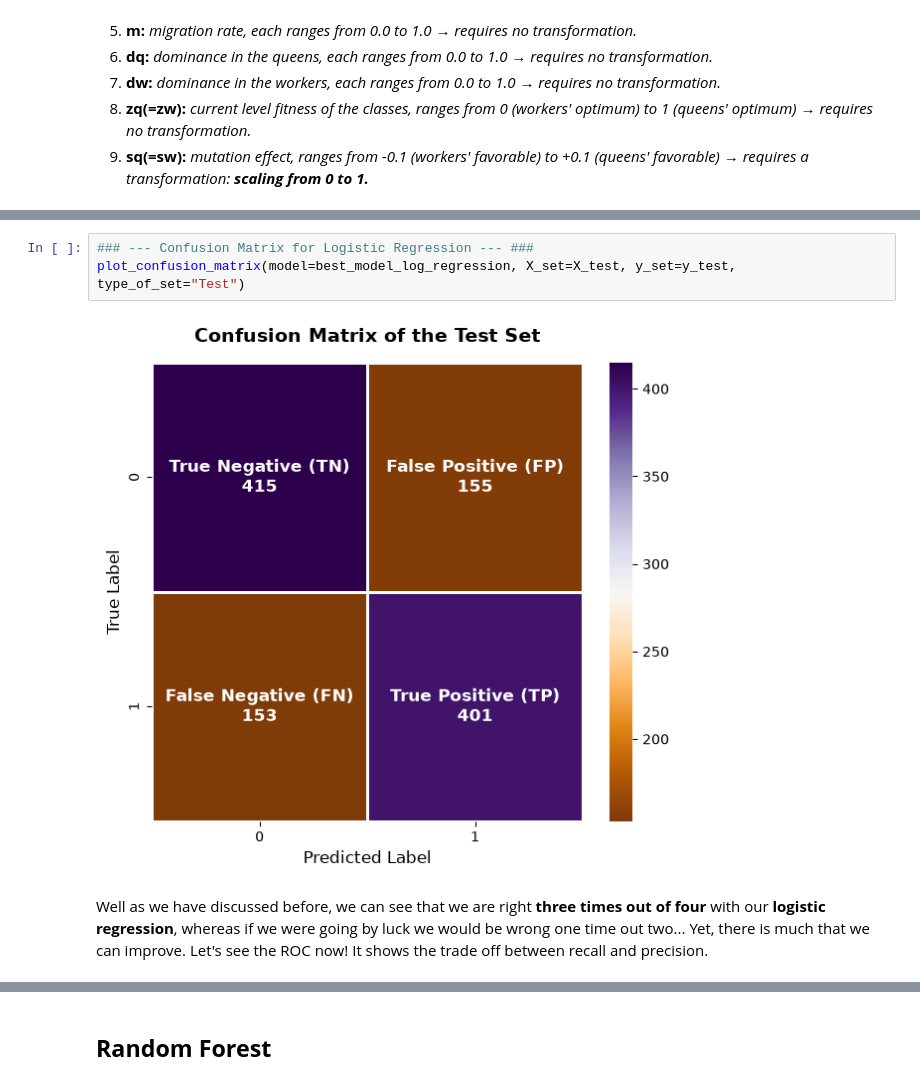
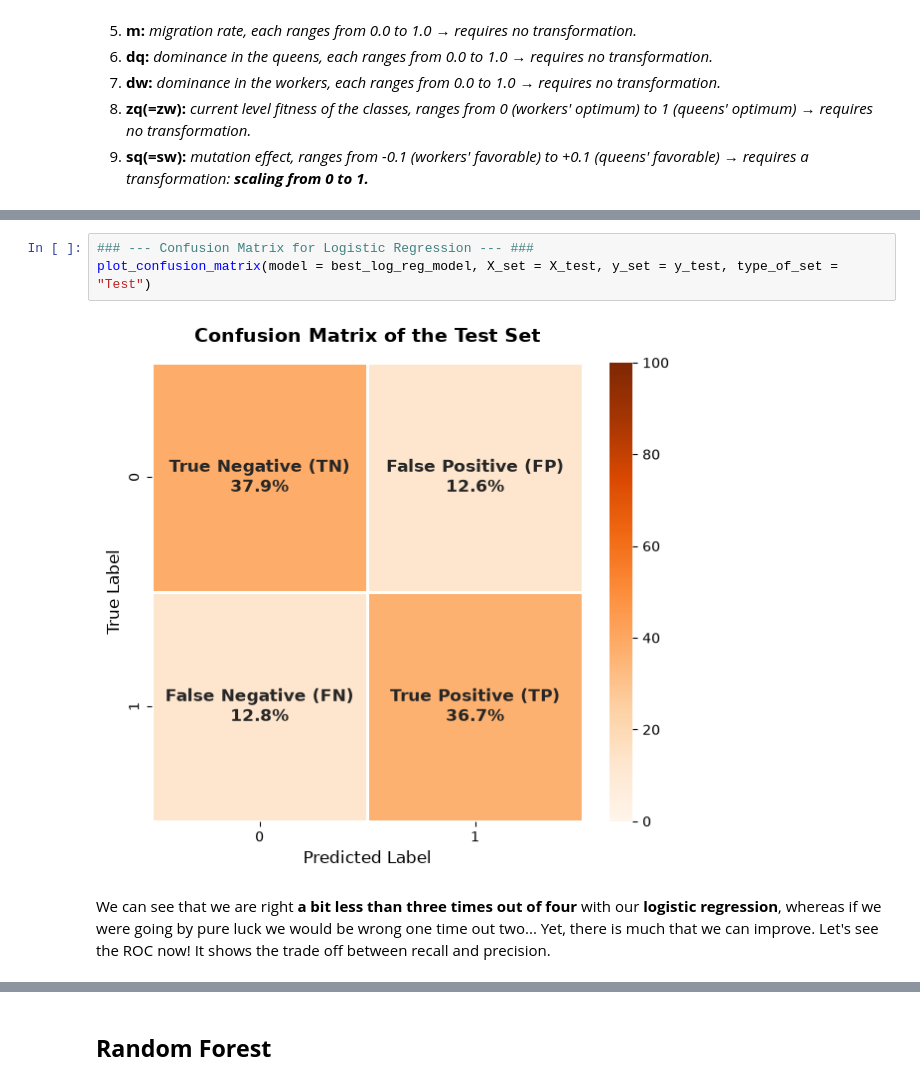
Before and after one commit to EnvinyatarTheRenewer/ant_life_cycle_simulation_and_ml, a Jupyter notebook: ant_project.ipynb, the cells around one changed output, grey strips where cells are left out. Cells and saved outputs as stored; diff of their text form.

```diff
--- a/ant_project.ipynb
+++ b/ant_project.ipynb
@@ -504,8 +512,8 @@ Test Accuracy:             0.7260
 # %%
 ### --- Confusion Matrix for Logistic Regression --- ###
-plot_confusion_matrix(model=best_model_log_regression, X_set=X_test, y_set=y_test, type_of_set="Test")
+plot_confusion_matrix(model = best_log_reg_model, X_set = X_test, y_set = y_test, type_of_set = "Test")
 # %% [output]
-[figure, old version]
+[figure, new version]
 # %% [markdown]
-Well as we have discussed before, we can see that we are right **three times out of four** with our **logistic regression**, whereas if we were going by luck we would be wrong one time out two... Yet, there is much that we can improve. Let's see the ROC now! It shows the trade off between recall and precision.
+We can see that we are right **a bit less than three times out of four** with our **logistic regression**, whereas if we were going by pure luck we would be wrong one time out two... Yet, there is much that we can improve. Let's see the ROC now! It shows the trade off between recall and precision.
 # %%
```
Also changed, not shown: parts of 31 cells of this notebook.
